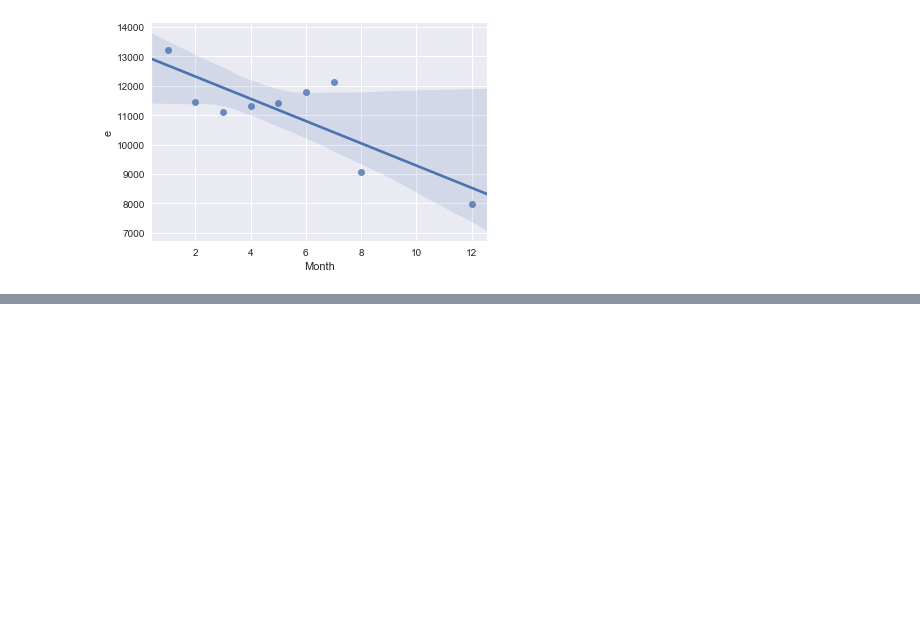
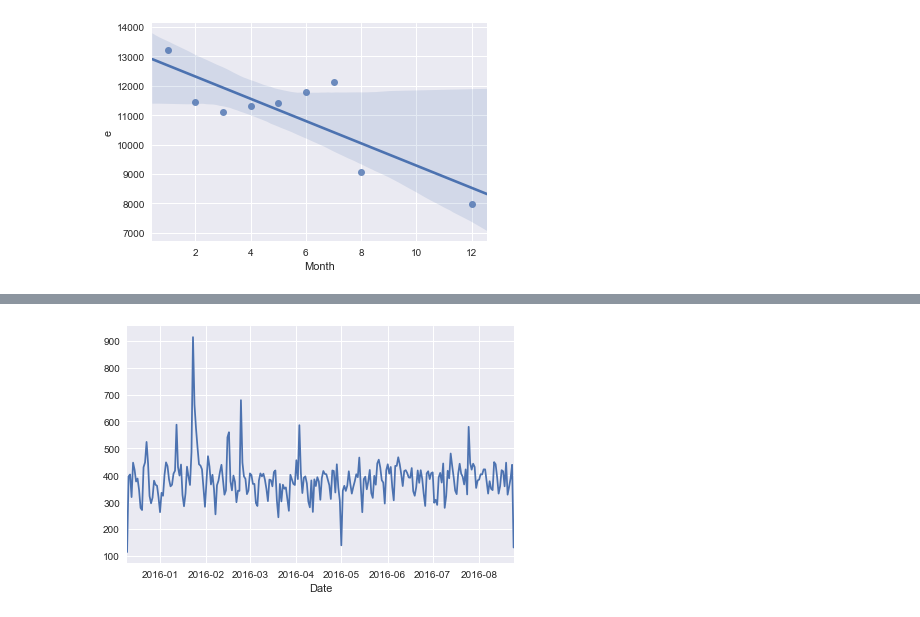
Before and after one commit to IrwingD/ML--Exploratory-Data-Analysis-Basics, a Jupyter notebook: 911 Calls.ipynb, the cells around one changed output, grey strips where cells are left out. Cells and saved outputs as stored; diff of their text form; code cells hidden in the pictures; blank space fills up the shorter version.

```diff
--- a/911 Calls.ipynb
+++ b/911 Calls.ipynb
@@ -248,3 +248,9 @@ df.head()
 | 2 | 40.121182 | -75.351975 | HAWS AVE; NORRISTOWN; 2015-12-10 ... | 19401.0 | 2015-12-10 17:40:00 | NORRISTOWN | HAWS AVE | 1 | Fire | GAS-ODOR/LEAK | 17 | ... |
 | 3 | 40.116153 | -75.343513 | AIRY ST & SWEDE ST; NORRISTOWN; S... | 19401.0 | 2015-12-10 17:40:01 | NORRISTOWN | AIRY ST & SWEDE ST | 1 | EMS | CARDIAC EMERGENCY | 17 | ... |
 | 4 | 40.251492 | -75.603350 | CHERRYWOOD CT & DEAD END; LOWER P... | NaN | 2015-12-10 17:40:01 | LOWER POTTSGROVE | CHERRYWOOD CT & DEAD END | 1 | EMS | DIZZINESS | 17 | ... |
+# %%
+# Create a plot of 911 calls by date
+df.groupby('Date').count()['e'].plot()
+plt.tight_layout()
+# %% [output]
+[figure, added]
```
Also changed, not shown: parts of 9 cells of this notebook.
